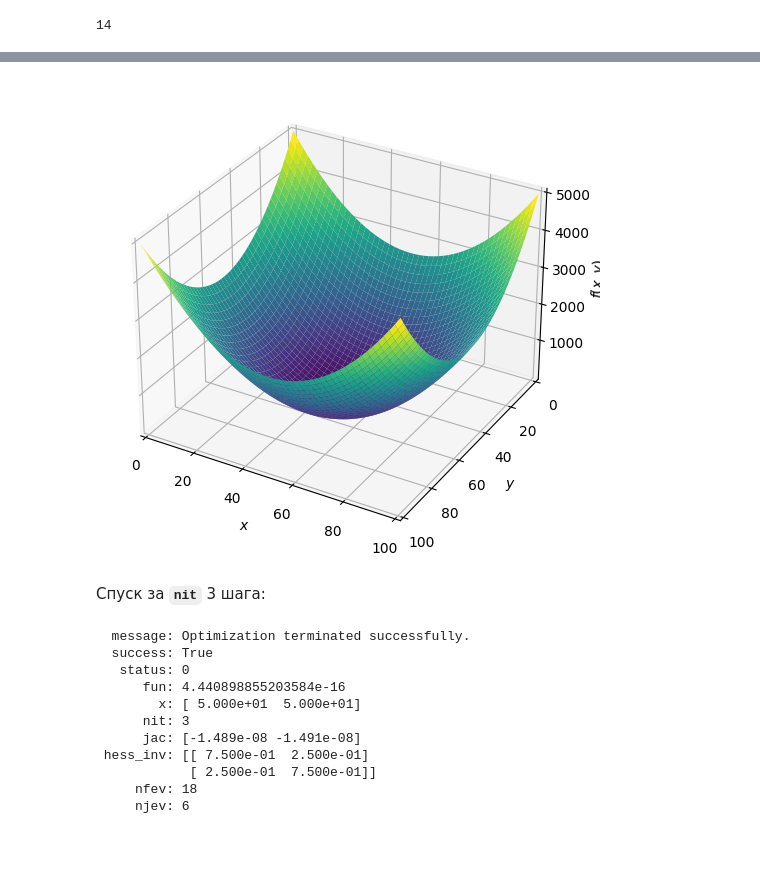
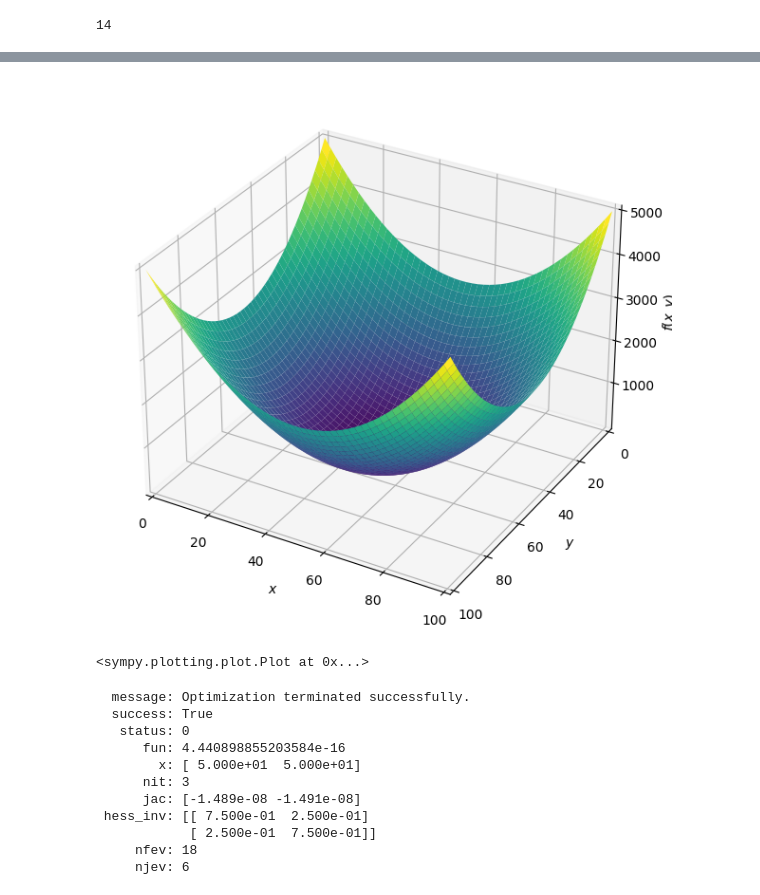
Before and after one commit to EvgenyMeredelin/math-for-data-science, a Jupyter notebook: calculus_gd.ipynb, the cells around one changed output, grey strips where cells are left out. Drawn from its saved outputs; the diff is of its cells as text; code cells hidden in the pictures; blank space fills up the shorter version.

```diff
--- a/calculus_gd.ipynb
+++ b/calculus_gd.ipynb
@@ -83,7 +101,8 @@ def gradient_descent(lrate, point=(0,100), max_steps=1e4, eps=1e-3):
 # %%
-plot3d(f, (x, 0, 100), (y, 100, 0), size=(6,6), show=False).save('plot.png')
+plot3d(f, (x, 0, 100), (y, 100, 0), size=(6,6))
 # %% [output]
-[figure, old version]
+[figure, new version]
+<sympy.plotting.plot.Plot at 0x...>
 # %%
 # f = lambda x, y: (x - 50)**2 + (y - 50)**2
 
@@ -96,6 +115,4 @@ z = np.array([[f(i, j) for i in range(101)] for j in range(101)])
 fig = go.Figure(data=[go.Surface(z=z)])
 fig.update_layout(width=800, height=600, margin=dict.fromkeys('lrtb', 0))
 fig.show()
-# %% [markdown]
-Спуск за __`nit`__ 3 шага:
 # %%
```
Also changed, not shown: parts of 23 cells of this notebook, 1 other file.
